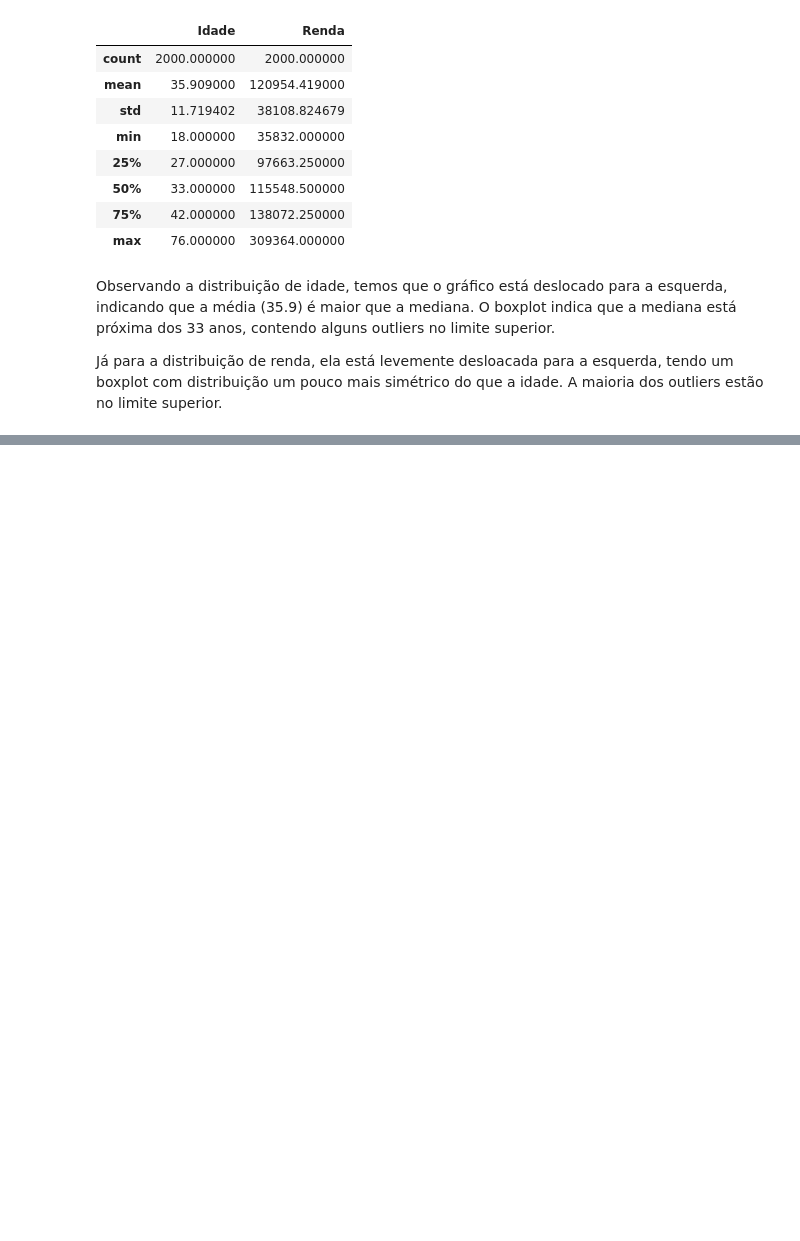
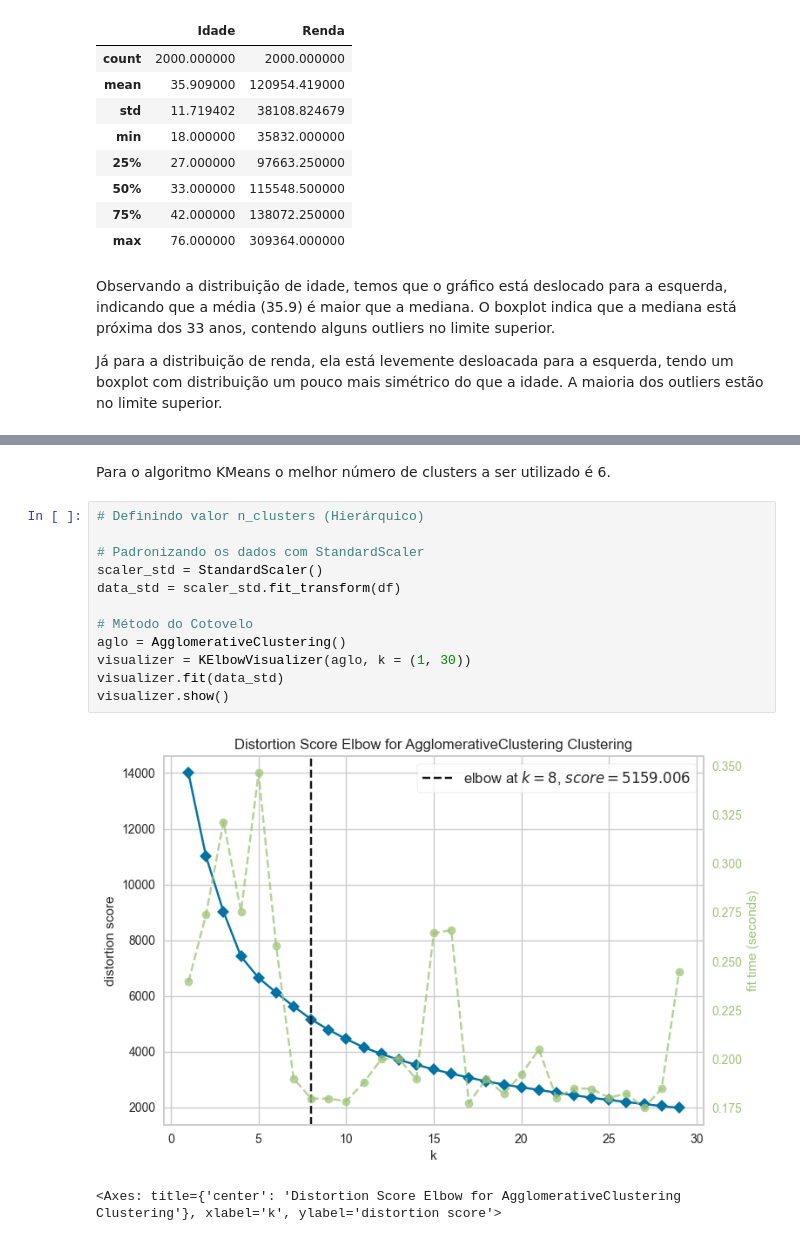
Before and after one commit to manusaleal/customer_clustering, a Jupyter notebook: notebook.ipynb, the cells around one changed output, grey strips where cells are left out. Cells and saved outputs as stored; diff of their text form; blank space fills up the shorter version.

Commit message:
Clusterização

```diff
--- a/notebook.ipynb
+++ b/notebook.ipynb
@@ -224,0 +258,17 @@ Já para a distribuição de renda, ela está levemente desloacada para a esquer
+# %% [markdown]
+Para o algoritmo KMeans o melhor número de clusters a ser utilizado é 6.
+# %%
+# Definindo valor n_clusters (Hierárquico)
+
+# Padronizando os dados com StandardScaler
+scaler_std = StandardScaler()
+data_std = scaler_std.fit_transform(df)
+
+# Método do Cotovelo
+aglo = AgglomerativeClustering()
+visualizer = KElbowVisualizer(aglo, k = (1, 30))
+visualizer.fit(data_std)
+visualizer.show()
+# %% [output]
+[figure, added]
+<Axes: title={'center': 'Distortion Score Elbow for AgglomerativeClustering Clustering'}, xlabel='k', ylabel='distortion score'>
```
Also changed, not shown: parts of 12 cells of this notebook.
